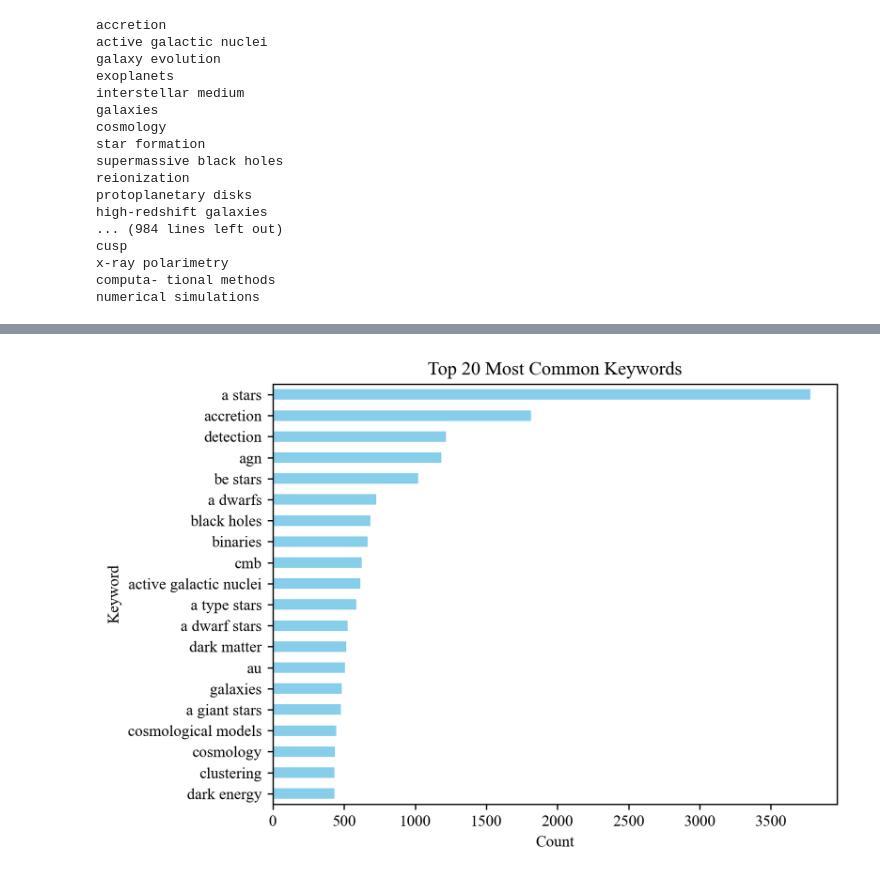
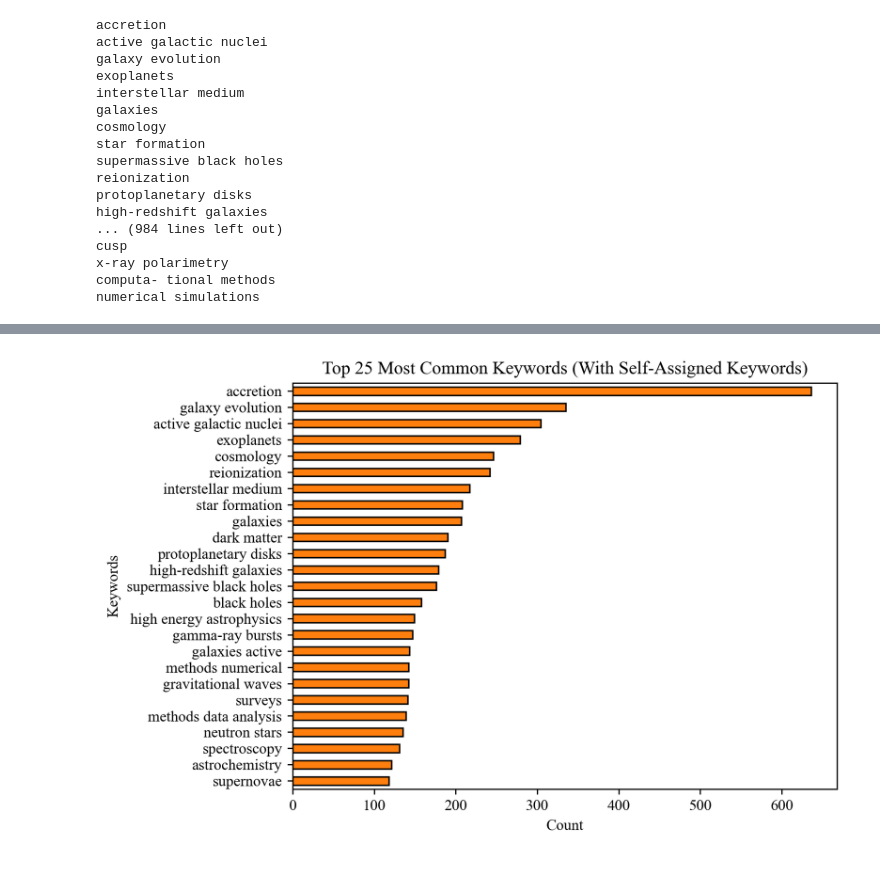
Before and after one commit to romms921/arXiver, a Jupyter notebook: keywords.ipynb, the cells around one changed output, grey strips where cells are left out. Drawn from its saved outputs; the diff is of its cells as text; code cells hidden in the pictures.

```diff
--- a/keywords.ipynb
+++ b/keywords.ipynb
@@ -198,16 +199,22 @@ plt.show()
 # %%
-# Most common keywords
-all_keywords = []
-for keywords in data['smart_keywords'].dropna():
-    all_keywords.extend([kw.strip().lower() for kw in keywords.split(',')])
-keyword_counts = Counter(all_keywords)
-common_keywords = keyword_counts.most_common(20)
-common_keywords_df = pd.DataFrame(common_keywords, columns=['Keyword', 'Count'])
-common_keywords_df.plot(kind='barh', x='Keyword', y='Count', legend=False, color='skyblue')
-plt.title('Top 20 Most Common Keywords')
-plt.xlabel('Count')
-plt.ylabel('Keyword')
-plt.gca().invert_yaxis()
-plt.show()
+# Combined Keywords
+data['combined_keywords'] = data.apply(lambda row: ', '.join(
+    filter(pd.notna, [row['keywords'], row['smart_keywords_2']])), axis=1)
-# %% [output]
-[figure, removed]
+# %%
+data['combined_keywords'] = data['combined_keywords'].replace('', np.nan)
+# %%
+# Most common keywords
+all_keywords = []
+for keywords in data['combined_keywords'].dropna():
+    all_keywords.extend([kw.strip().lower() for kw in keywords.split(',')])
+keyword_counts = Counter(all_keywords)
+common_keywords = keyword_counts.most_common(25)
+common_keywords_df = pd.DataFrame(common_keywords, columns=['Keyword', 'Count'])
+common_keywords_df.plot(kind='barh', x='Keyword', y='Count', legend=False, color='tab:orange', edgecolor='black')
+plt.title('Top 25 Most Common Keywords (With Self-Assigned Keywords)')
+plt.xlabel('Count')
+plt.ylabel('Keywords')
+plt.gca().invert_yaxis()
+plt.show()
+# %% [output]
+[figure, added]
```
Also changed, not shown: parts of 12 cells of this notebook, 7 other files.
